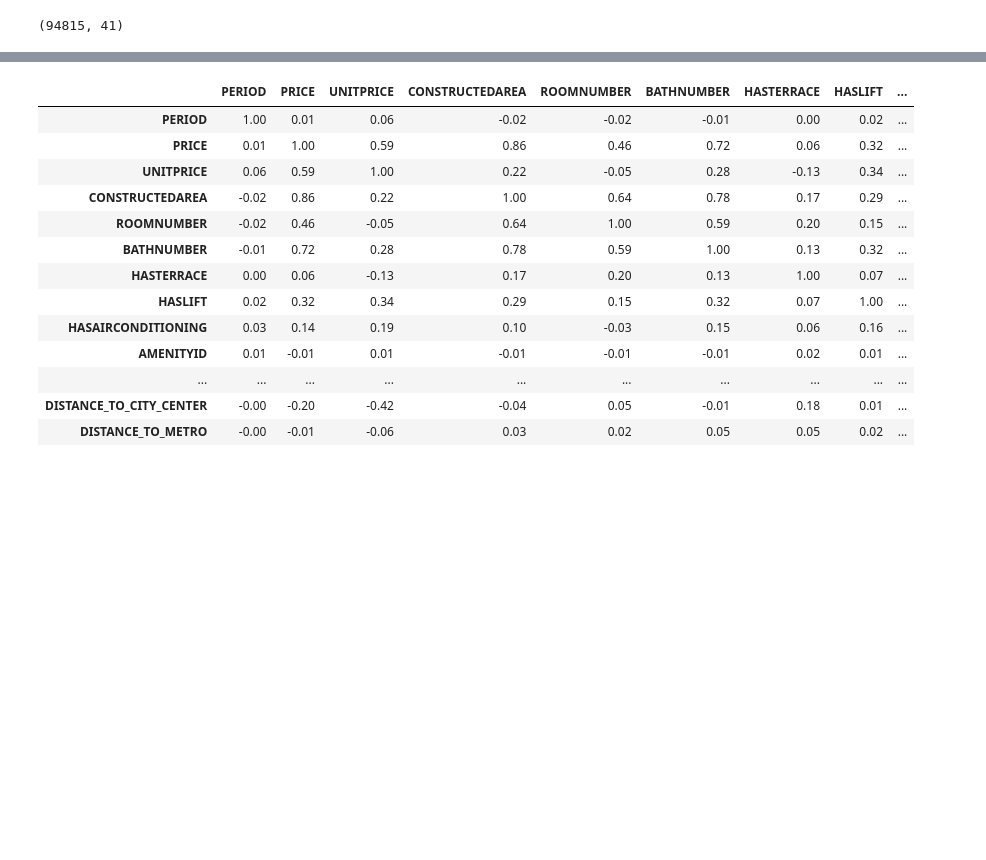
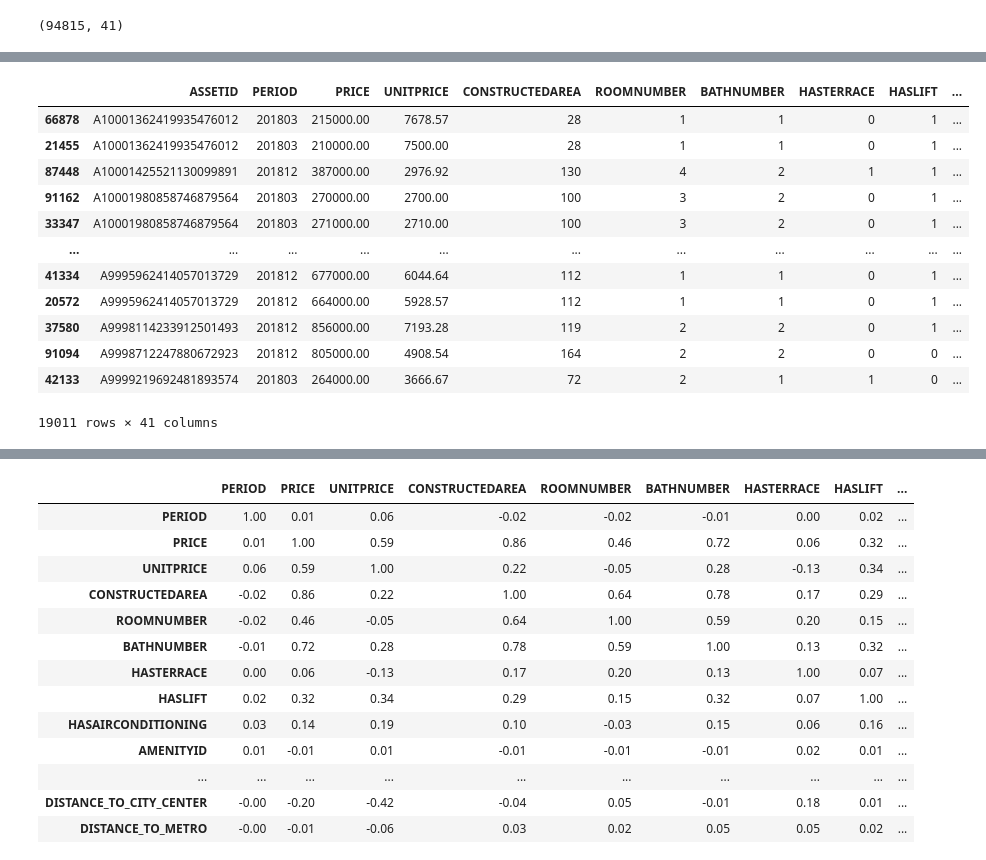
Before and after one commit to OscarFraile/EVOLVE, a Jupyter notebook: Raul_Navas_Estadistica/Notebooks/Practicas/Madrid_Sales.ipynb, the cells around one changed output, grey strips where cells are left out. Cells and saved outputs as stored; diff of their text form; code cells hidden in the pictures; blank space fills up the shorter version.

```diff
--- a/Raul_Navas_Estadistica/Notebooks/Practicas/Madrid_Sales.ipynb
+++ b/Raul_Navas_Estadistica/Notebooks/Practicas/Madrid_Sales.ipynb
@@ -127,0 +178,18 @@ df.head()
+# %%
+# Extraemos una tabla con los duplicados para confirmar las discrepancias
+duplicados = df[df.duplicated(subset='ASSETID', keep='first')]
+duplicados.sort_values('ASSETID')
+# %% [output]
+|  | ASSETID | PERIOD | PRICE | UNITPRICE | CONSTRUCTEDAREA | ROOMNUMBER | BATHNUMBER | HASTERRACE | HASLIFT | ... |
+| 66878 | A10001362419935476012 | 201803 | 215000.00 | 7678.57 | 28 | 1 | 1 | 0 | 1 | ... |
+| 21455 | A10001362419935476012 | 201803 | 210000.00 | 7500.00 | 28 | 1 | 1 | 0 | 1 | ... |
+| 87448 | A10001425521130099891 | 201812 | 387000.00 | 2976.92 | 130 | 4 | 2 | 1 | 1 | ... |
+| 91162 | A10001980858746879564 | 201803 | 270000.00 | 2700.00 | 100 | 3 | 2 | 0 | 1 | ... |
+| 33347 | A10001980858746879564 | 201803 | 271000.00 | 2710.00 | 100 | 3 | 2 | 0 | 1 | ... |
+| ... | ... | ... | ... | ... | ... | ... | ... | ... | ... | ... |
+| 41334 | A9995962414057013729 | 201812 | 677000.00 | 6044.64 | 112 | 1 | 1 | 0 | 1 | ... |
+| 20572 | A9995962414057013729 | 201812 | 664000.00 | 5928.57 | 112 | 1 | 1 | 0 | 1 | ... |
+| 37580 | A9998114233912501493 | 201812 | 856000.00 | 7193.28 | 119 | 2 | 2 | 0 | 1 | ... |
+| 91094 | A9998712247880672923 | 201812 | 805000.00 | 4908.54 | 164 | 2 | 2 | 0 | 0 | ... |
+| 42133 | A9999219692481893574 | 201803 | 264000.00 | 3666.67 | 72 | 2 | 1 | 1 | 0 | ... |
+19011 rows × 41 columns
```
Also changed, not shown: parts of 29 cells of this notebook, 2 other files.
